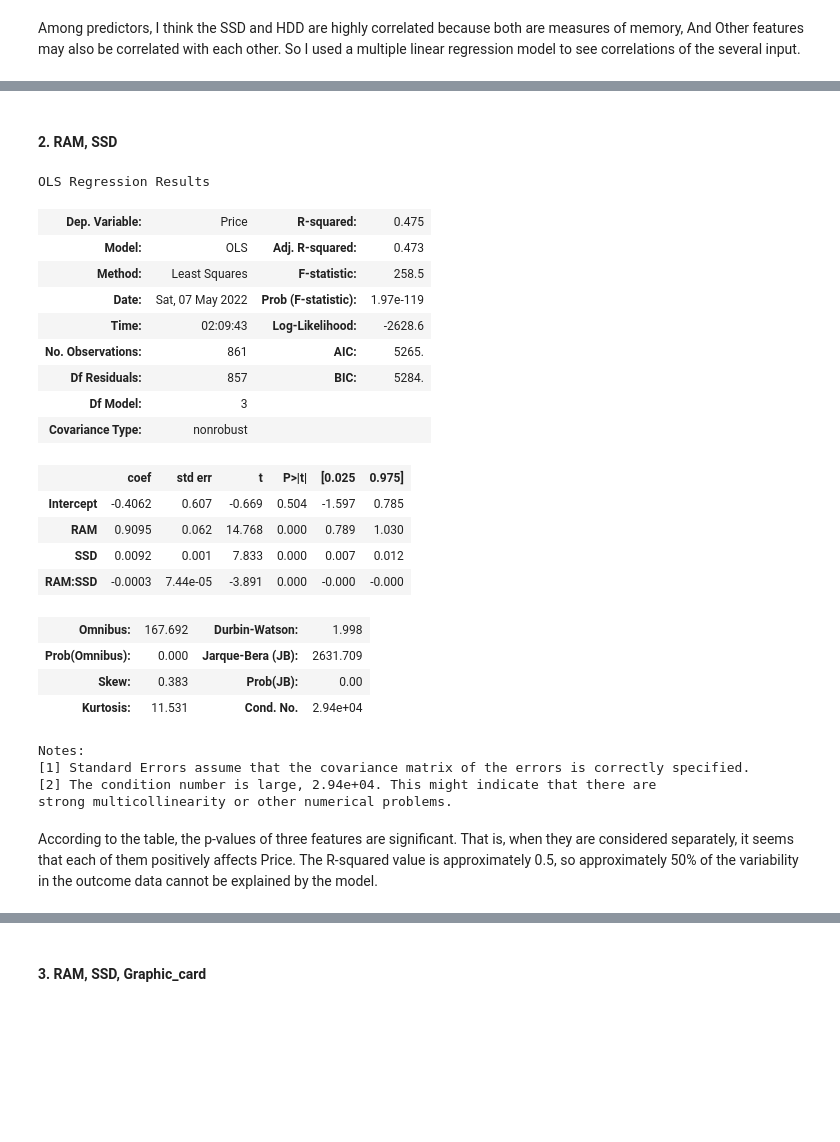
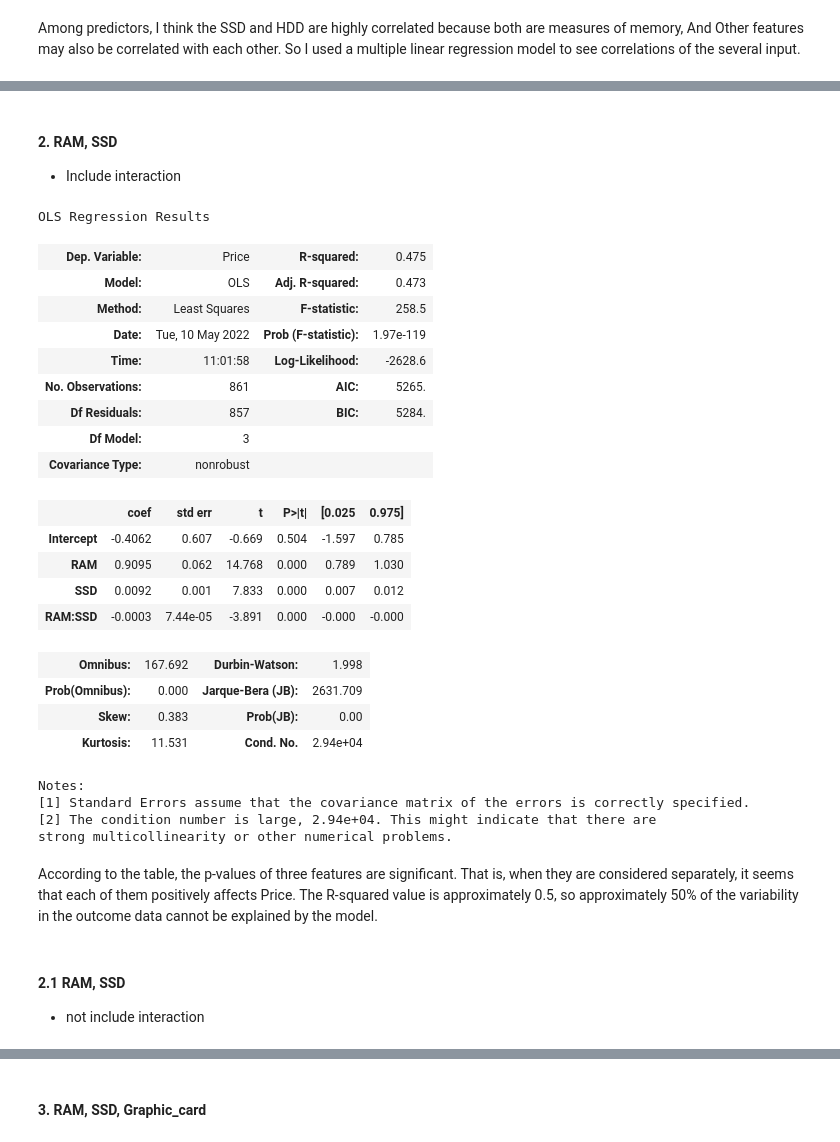
Before and after one commit to Moojun/study_ML, a Jupyter notebook: 2.Data_Analysis/src/TermProject.ipynb, the cells around one changed output, grey strips where cells are left out. Cells and saved outputs as stored; diff of their text form; code cells hidden in the pictures; blank space fills up the shorter version.

```diff
--- a/2.Data_Analysis/src/TermProject.ipynb
+++ b/2.Data_Analysis/src/TermProject.ipynb
@@ -464,20 +563,21 @@ cf> hierarchy principle: If we include an interaction in a model, we should also
 # %% [markdown]
 #### 2. RAM, SSD
+* Include interaction
 # %%
 import statsmodels.formula.api as smf
 
 # OLS model with intercept
-OLS_smf = smf.ols(formula = "Price ~ RAM * SSD", data = Laptop_df)
+OLS_smf_2 = smf.ols(formula = "Price ~ RAM * SSD", data = Laptop_df)
 
-OLS_smf_results = OLS_smf.fit()
-OLS_smf_results.summary()
+OLS_smf_2_results = OLS_smf_2.fit()
+OLS_smf_2_results.summary()
 # %% [output]
 OLS Regression Results
 | Dep. Variable: | Price | R-squared: | 0.475 |
 | Model: | OLS | Adj. R-squared: | 0.473 |
 | Method: | Least Squares | F-statistic: | 258.5 |
-| Date: | Sat, 07 May 2022 | Prob (F-statistic): | 1.97e-119 |
-| Time: | 02:09:43 | Log-Likelihood: | -2628.6 |
+| Date: | Tue, 10 May 2022 | Prob (F-statistic): | 1.97e-119 |
+| Time: | 11:01:58 | Log-Likelihood: | -2628.6 |
 | No. Observations: | 861 | AIC: | 5265. |
 | Df Residuals: | 857 | BIC: | 5284. |
 | Df Model: | 3 |  |  |
@@ -498,3 +598,6 @@ strong multicollinearity or other numerical problems.
 # %% [markdown]
 According to the table, the p-values of three features are significant. That is, when they are considered separately, it seems that each of them positively affects Price.
 The R-squared value is approximately 0.5, so approximately 50% of the variability in the outcome data cannot be explained by the model.
+# %% [markdown]
+#### 2.1 RAM, SSD
+* not include interaction
```
Also changed, not shown: parts of 45 cells of this notebook.
